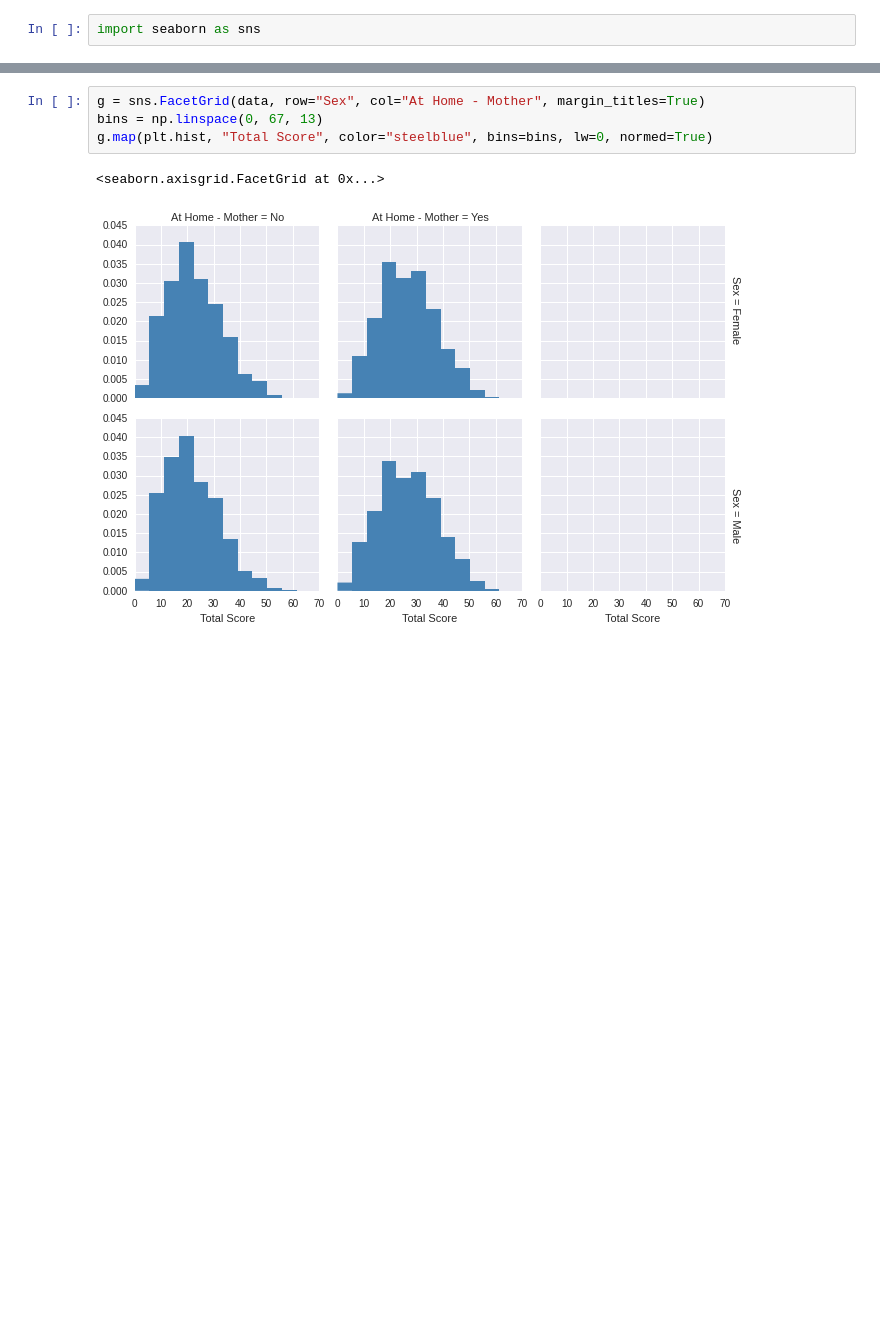
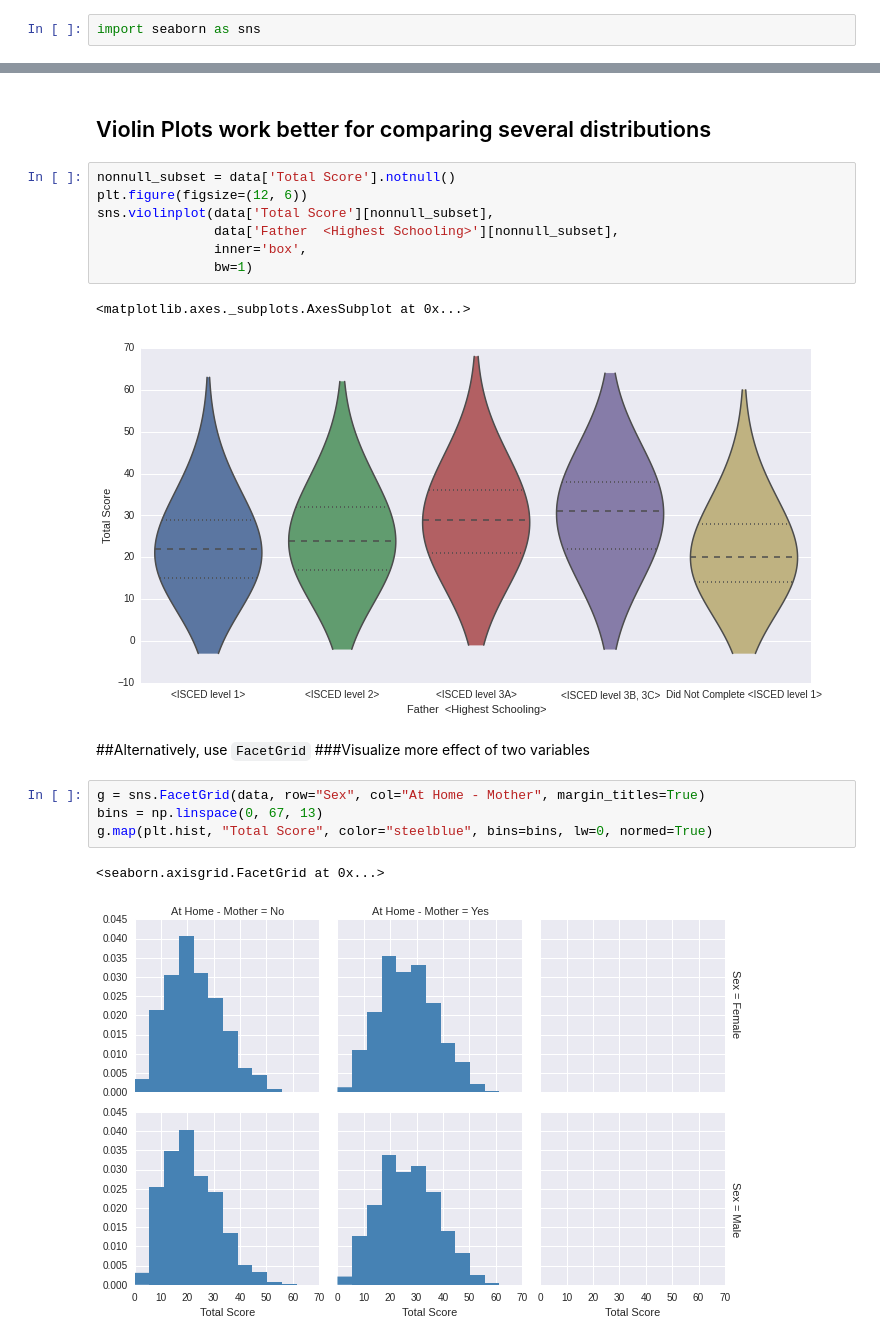
Before and after one commit to dsakagi/odsc-pisa, a Jupyter notebook: PISAMEX.ipynb, the cells around one changed output, grey strips where cells are left out. Cells and saved outputs as stored; diff of their text form; blank space fills up the shorter version.

```diff
--- a/PISAMEX.ipynb
+++ b/PISAMEX.ipynb
@@ -103,3 +143,18 @@ plot_hists(data, 'Grade')
+# %% [markdown]
+## Violin Plots work better for comparing several distributions
+# %%
+nonnull_subset = data['Total Score'].notnull()
+plt.figure(figsize=(12, 6))
+sns.violinplot(data['Total Score'][nonnull_subset],
+               data['Father  <Highest Schooling>'][nonnull_subset],
+               inner='box',
+               bw=1)
+# %% [output]
+<matplotlib.axes._subplots.AxesSubplot at 0x...>
+[figure, added]
+# %% [markdown]
+##Alternatively, use `FacetGrid`
+###Visualize more effect of two variables
 # %%
 g = sns.FacetGrid(data, row="Sex", col="At Home - Mother", margin_titles=True)
 bins = np.linspace(0, 67, 13)
```
Also changed, not shown: parts of 41 cells of this notebook, 1 other file.
